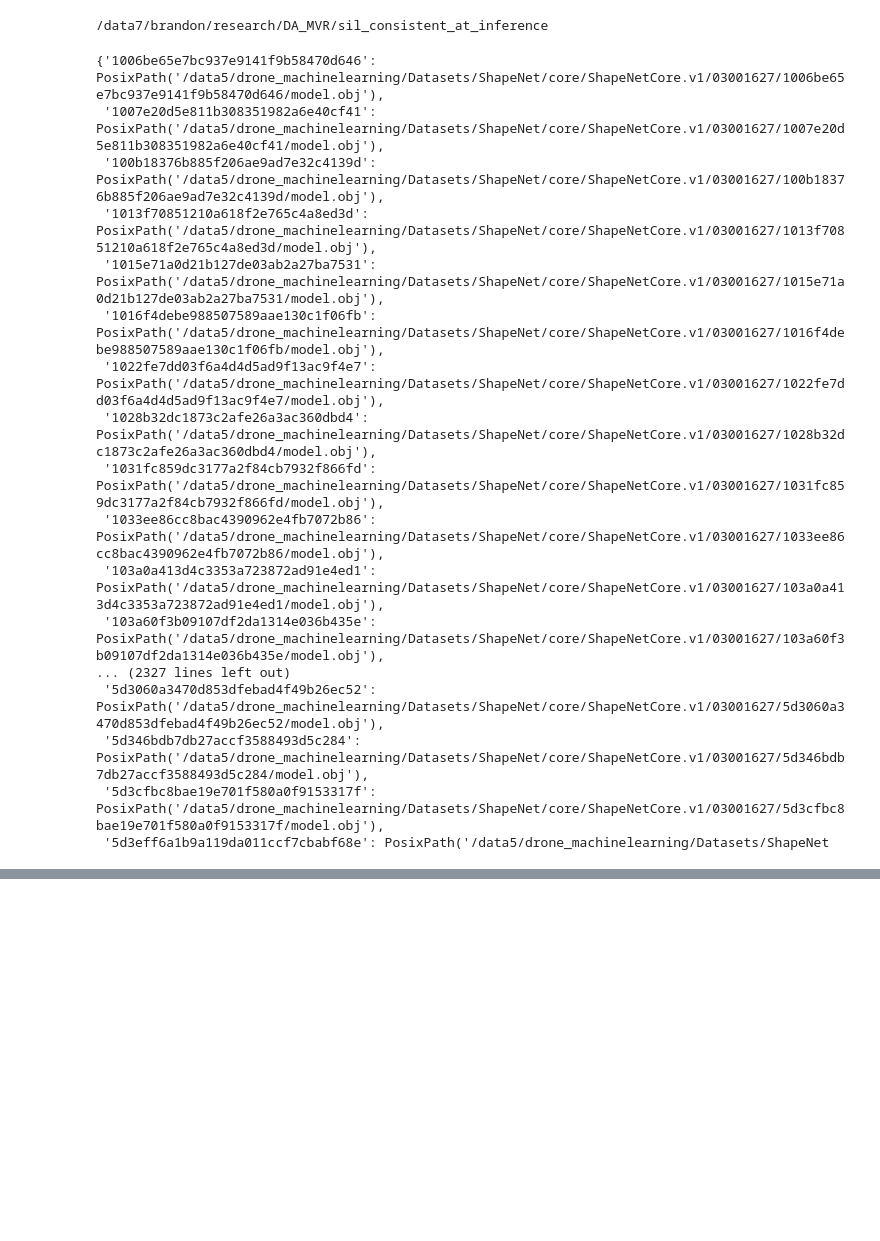
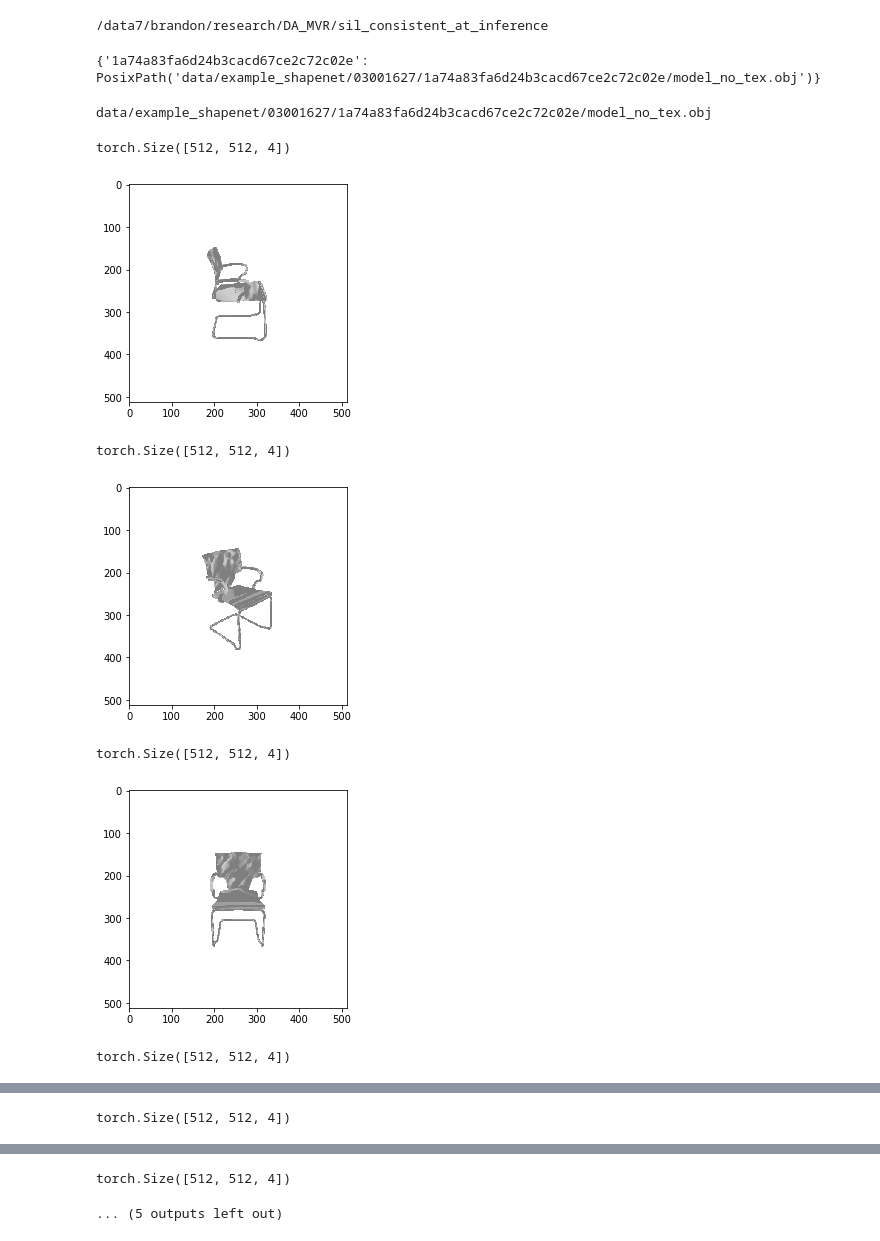
Before and after one commit to edwardyang12/sil_consistent_at_inference, a Jupyter notebook: notebooks/Render_ShapeNet.ipynb, the cells around one changed output, grey strips where cells are left out. Saved outputs shown, nothing was run; the diff lists cells and outputs as text; code cells hidden in the pictures; blank space fills up the shorter version.

```diff
--- a/notebooks/Render_ShapeNet.ipynb
+++ b/notebooks/Render_ShapeNet.ipynb
@@ -28,32 +28,18 @@ from utils import utils
 # the new renders are rendered by pytorch3d
 CLASSES_TO_PROCESS = ["03001627"]
 # original shapenet v1 dataset
-ORIGINAL_SHAPENET_PATH = "/data5/drone_machinelearning/Datasets/ShapeNet/core/ShapeNetCore.v1"
+ORIGINAL_SHAPENET_PATH = "data/example_shapenet"
+#ORIGINAL_SHAPENET_PATH = "/data5/drone_machinelearning/Datasets/ShapeNet/core/ShapeNetCore.v1"
 # shapenet dataset from occnet repo (has renders from choy, and processed 3d)
 OCC_SHAPENET_PATH = "/data7/brandon/research/DA_MVR/occ_net/occupancy_networks/data/ShapeNet"
 # %%
 original_shapenet_model_paths = {}
 for curr_class in CLASSES_TO_PROCESS:
-    paths = list(Path(os.path.join(ORIGINAL_SHAPENET_PATH, curr_class)).rglob('model.obj'))
+    paths = list(Path(os.path.join(ORIGINAL_SHAPENET_PATH, curr_class)).rglob('model_no_tex.obj'))
+    #paths = list(Path(os.path.join(ORIGINAL_SHAPENET_PATH, curr_class)).rglob('model.obj'))
     for path in paths:
         original_shapenet_model_paths[str(path).split('/')[-2]] = path
 # %%
 pprint.pprint(original_shapenet_model_paths)
 # %% [output]
-{'1006be65e7bc937e9141f9b58470d646': PosixPath('/data5/drone_machinelearning/Datasets/ShapeNet/core/ShapeNetCore.v1/03001627/1006be65e7bc937e9141f9b58470d646/model.obj'),
- '1007e20d5e811b308351982a6e40cf41': PosixPath('/data5/drone_machinelearning/Datasets/ShapeNet/core/ShapeNetCore.v1/03001627/1007e20d5e811b308351982a6e40cf41/model.obj'),
- '100b18376b885f206ae9ad7e32c4139d': PosixPath('/data5/drone_machinelearning/Datasets/ShapeNet/core/ShapeNetCore.v1/03001627/100b18376b885f206ae9ad7e32c4139d/model.obj'),
- '1013f70851210a618f2e765c4a8ed3d': PosixPath('/data5/drone_machinelearning/Datasets/ShapeNet/core/ShapeNetCore.v1/03001627/1013f70851210a618f2e765c4a8ed3d/model.obj'),
- '1015e71a0d21b127de03ab2a27ba7531': PosixPath('/data5/drone_machinelearning/Datasets/ShapeNet/core/ShapeNetCore.v1/03001627/1015e71a0d21b127de03ab2a27ba7531/model.obj'),
- '1016f4debe988507589aae130c1f06fb': PosixPath('/data5/drone_machinelearning/Datasets/ShapeNet/core/ShapeNetCore.v1/03001627/1016f4debe988507589aae130c1f06fb/model.obj'),
- '1022fe7dd03f6a4d4d5ad9f13ac9f4e7': PosixPath('/data5/drone_machinelearning/Datasets/ShapeNet/core/ShapeNetCore.v1/03001627/1022fe7dd03f6a4d4d5ad9f13ac9f4e7/model.obj'),
- '1028b32dc1873c2afe26a3ac360dbd4': PosixPath('/data5/drone_machinelearning/Datasets/ShapeNet/core/ShapeNetCore.v1/03001627/1028b32dc1873c2afe26a3ac360dbd4/model.obj'),
- '1031fc859dc3177a2f84cb7932f866fd': PosixPath('/data5/drone_machinelearning/Datasets/ShapeNet/core/ShapeNetCore.v1/03001627/1031fc859dc3177a2f84cb7932f866fd/model.obj'),
- '1033ee86cc8bac4390962e4fb7072b86': PosixPath('/data5/drone_machinelearning/Datasets/ShapeNet/core/ShapeNetCore.v1/03001627/1033ee86cc8bac4390962e4fb7072b86/model.obj'),
- '103a0a413d4c3353a723872ad91e4ed1': PosixPath('/data5/drone_machinelearning/Datasets/ShapeNet/core/ShapeNetCore.v1/03001627/103a0a413d4c3353a723872ad91e4ed1/model.obj'),
- '103a60f3b09107df2da1314e036b435e': PosixPath('/data5/drone_machinelearning/Datasets/ShapeNet/core/ShapeNetCore.v1/03001627/103a60f3b09107df2da1314e036b435e/model.obj'),
-... (2327 lines left out)
- '5d3060a3470d853dfebad4f49b26ec52': PosixPath('/data5/drone_machinelearning/Datasets/ShapeNet/core/ShapeNetCore.v1/03001627/5d3060a3470d853dfebad4f49b26ec52/model.obj'),
- '5d346bdb7db27accf3588493d5c284': PosixPath('/data5/drone_machinelearning/Datasets/ShapeNet/core/ShapeNetCore.v1/03001627/5d346bdb7db27accf3588493d5c284/model.obj'),
- '5d3cfbc8bae19e701f580a0f9153317f': PosixPath('/data5/drone_machinelearning/Datasets/ShapeNet/core/ShapeNetCore.v1/03001627/5d3cfbc8bae19e701f580a0f9153317f/model.obj'),
- '5d3eff6a1b9a119da011ccf7cbabf68e': PosixPath('/data5/drone_machinelearning/Datasets/ShapeNet
+{'1a74a83fa6d24b3cacd67ce2c72c02e': PosixPath('data/example_shapenet/03001627/1a74a83fa6d24b3cacd67ce2c72c02e/model_no_tex.obj')}
@@ -59,0 +54,23 @@ pprint.pprint(original_shapenet_model_paths)
+# %%
+# test -- rendering based on shapenet
+for model_name in original_shapenet_model_paths:
+    if model_name == "1a74a83fa6d24b3cacd67ce2c72c02e":
+        model_path = original_shapenet_model_paths[model_name]
+        print(model_path)
+        with torch.no_grad():
+            mesh = utils.load_untextured_mesh(model_path, device)
+            renders = utils.batched_render(mesh, azims, elevs, dists, batch_size, device)
+            for render in renders:
+                print(render.shape)
+                plt.imshow(render[ ..., :3].cpu().numpy())
+                plt.show()
+        break
+# %% [output]
+data/example_shapenet/03001627/1a74a83fa6d24b3cacd67ce2c72c02e/model_no_tex.obj
+torch.Size([512, 512, 4])
+[figure, added]
+torch.Size([512, 512, 4])
+[figure, added]
+torch.Size([512, 512, 4])
+[figure, added]
+torch.Size([512, 512, 4])
@@ -59,0 +78 @@ pprint.pprint(original_shapenet_model_paths)
+torch.Size([512, 512, 4])
@@ -60 +80,3 @@ pprint.pprint(original_shapenet_model_paths)
+torch.Size([512, 512, 4])
+... (5 outputs left out)
 # %%
```
Also changed, not shown: parts of 4 cells of this notebook, 5 other files.
